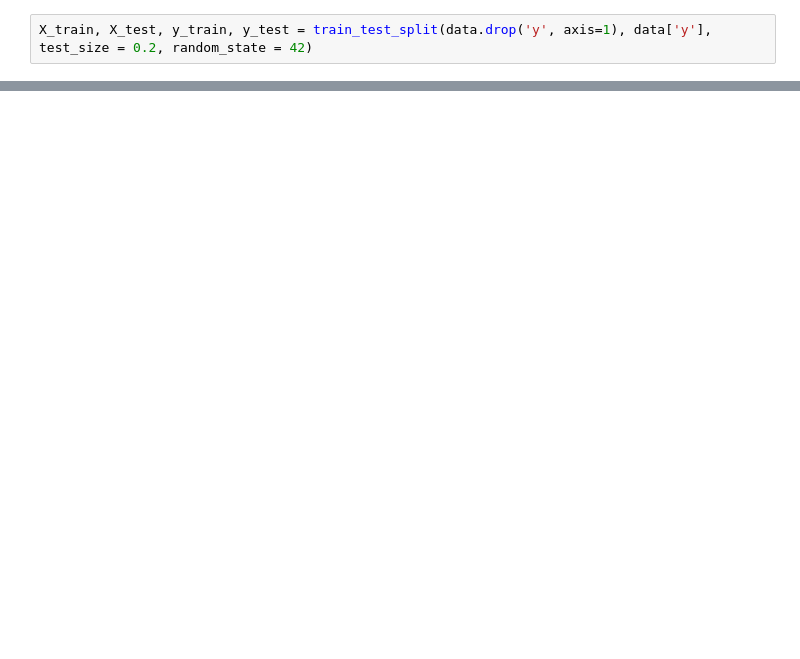
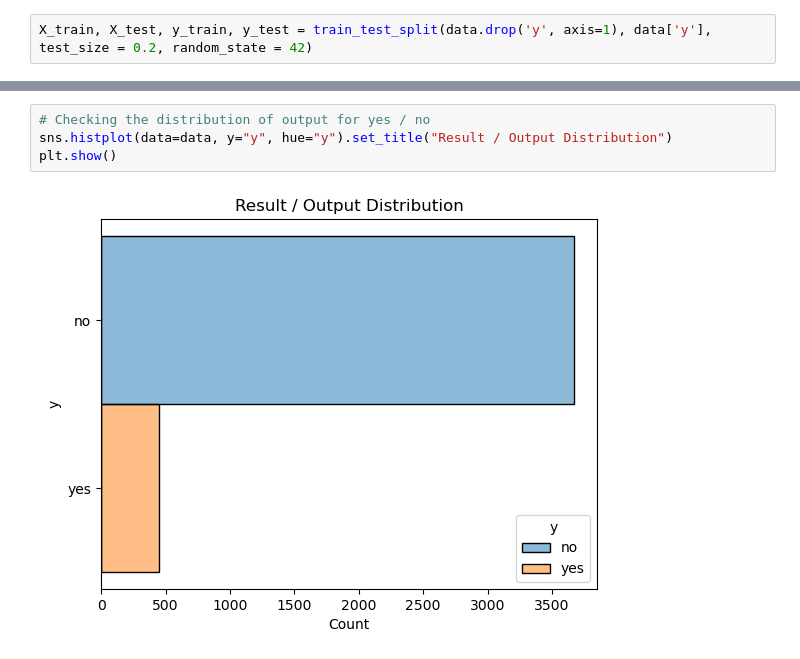
Before and after one commit to rahilkidwai/bank-marketing-prediction, a Jupyter notebook: notebook.ipynb, the cells around one changed output, grey strips where cells are left out. Saved outputs shown, nothing was run; the diff lists cells and outputs as text; blank space fills up the shorter version.

```diff
--- a/notebook.ipynb
+++ b/notebook.ipynb
@@ -81,0 +85,6 @@ X_train, X_test, y_train, y_test = train_test_split(data.drop('y', axis=1), data
+# %%
+# Checking the distribution of output for yes / no
+sns.histplot(data=data, y="y", hue="y").set_title("Result / Output Distribution")
+plt.show()
+# %% [output]
+[figure, added]
```
Also changed, not shown: parts of 11 cells of this notebook, 1 other file.
